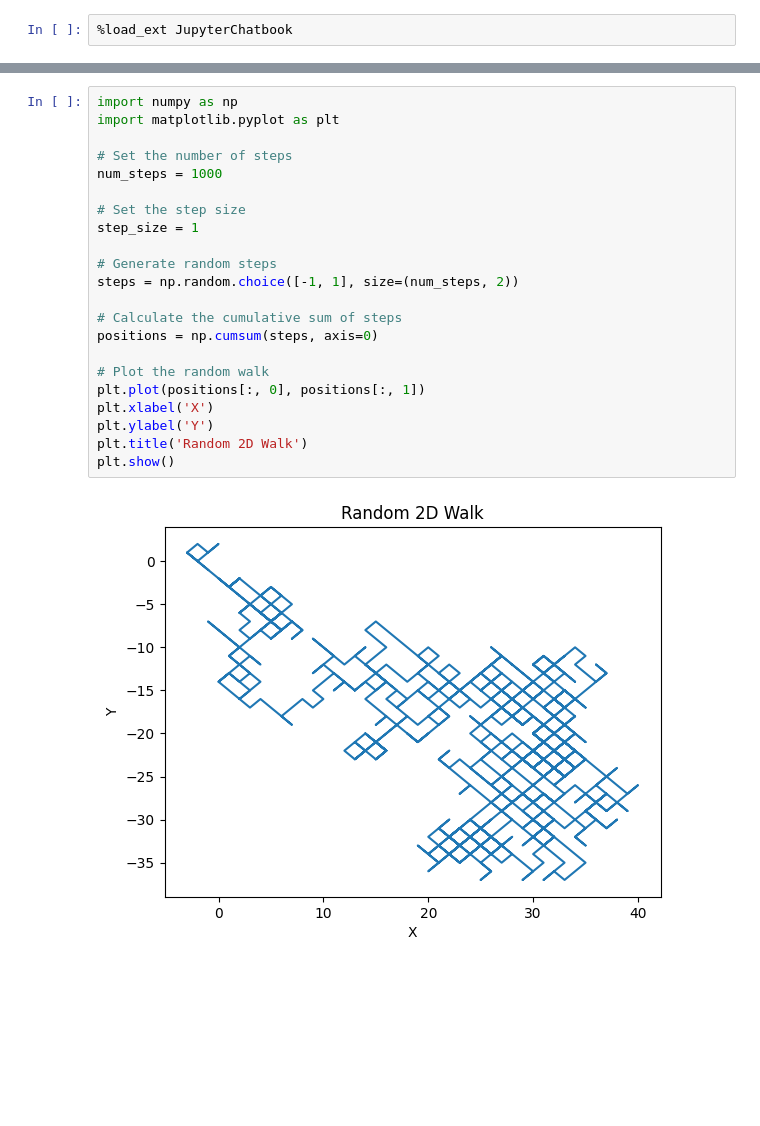
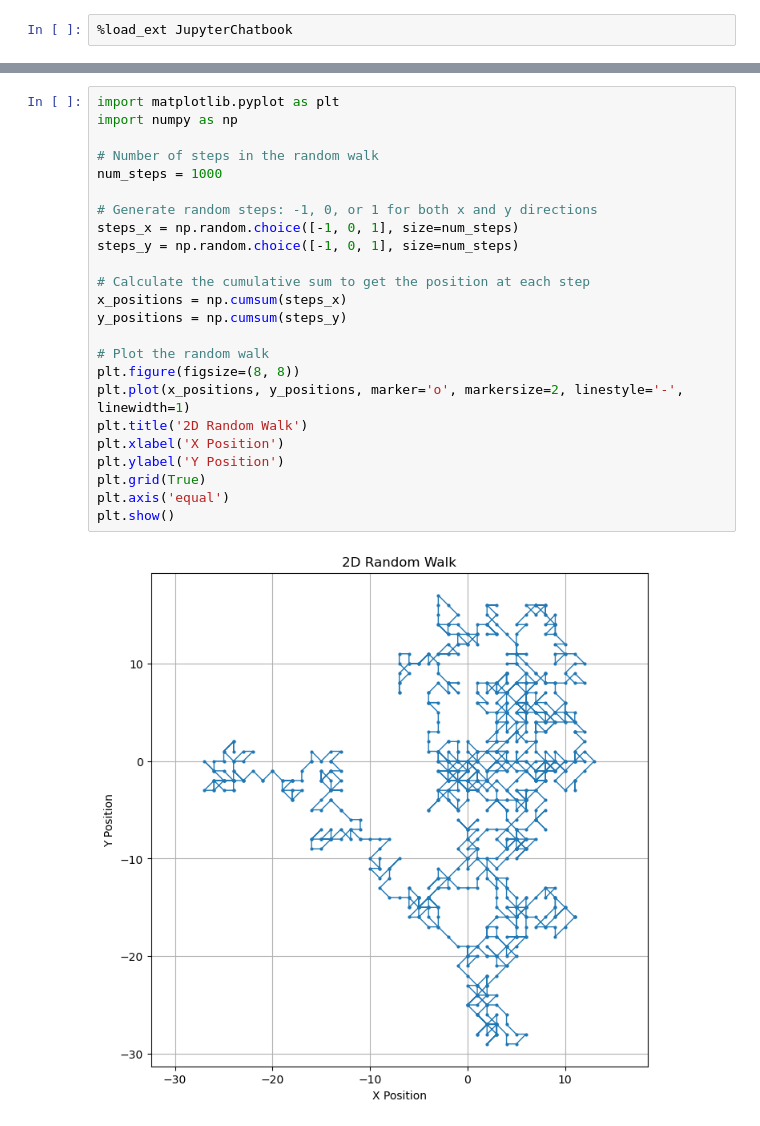
Before and after one commit to antononcube/Python-JupyterChatbook, a Jupyter notebook: docs/Echoed-chats.ipynb, the cells around one changed output, grey strips where cells are left out. Cells and saved outputs as stored; diff of their text form; blank space fills up the shorter version.

```diff
--- a/docs/Echoed-chats.ipynb
+++ b/docs/Echoed-chats.ipynb
@@ -54,24 +53,26 @@ plt.show()
-# %%
-import numpy as np
-import matplotlib.pyplot as plt
-
-# Set the number of steps
-num_steps = 1000
-
-# Set the step size
-step_size = 1
-
-# Generate random steps
-steps = np.random.choice([-1, 1], size=(num_steps, 2))
-
-# Calculate the cumulative sum of steps
-positions = np.cumsum(steps, axis=0)
-
-# Plot the random walk
-plt.plot(positions[:, 0], positions[:, 1])
-plt.xlabel('X')
-plt.ylabel('Y')
-plt.title('Random 2D Walk')
-plt.show()
-# %% [output]
-[figure, removed]
+# %%
+import matplotlib.pyplot as plt
+import numpy as np
+
+# Number of steps in the random walk
+num_steps = 1000
+
+# Generate random steps: -1, 0, or 1 for both x and y directions
+steps_x = np.random.choice([-1, 0, 1], size=num_steps)
+steps_y = np.random.choice([-1, 0, 1], size=num_steps)
+
+# Calculate the cumulative sum to get the position at each step
+x_positions = np.cumsum(steps_x)
+y_positions = np.cumsum(steps_y)
+
+# Plot the random walk
+plt.figure(figsize=(8, 8))
+plt.plot(x_positions, y_positions, marker='o', markersize=2, linestyle='-', linewidth=1)
+plt.title('2D Random Walk')
+plt.xlabel('X Position')
+plt.ylabel('Y Position')
+plt.grid(True)
+plt.axis('equal')
+plt.show()
+# %% [output]
+[figure, added]
```
Also changed, not shown: parts of 3 cells of this notebook.
